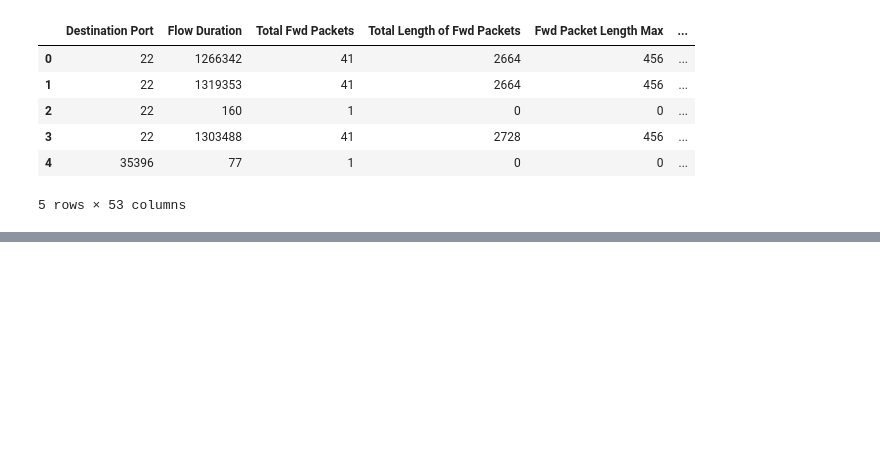
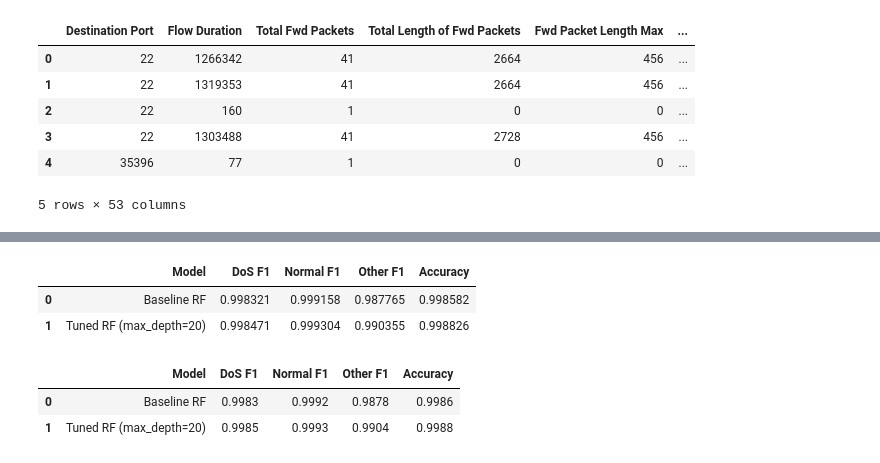
Before and after one commit to kevanoovitch/-DV2638_Machine_Learning, a Jupyter notebook: NIDS/main.ipynb, the cells around one changed output, grey strips where cells are left out. Drawn from its saved outputs; the diff is of its cells as text; code cells hidden in the pictures; blank space fills up the shorter version.

```diff
--- a/NIDS/main.ipynb
+++ b/NIDS/main.ipynb
@@ -36,0 +318,45 @@ dataset.head()
+# %%
+# Final model predictions
+y_pred_final = rf_final.predict(X_test)
+
+# Classification report as dict
+report_final = classification_report(
+    y_test,
+    y_pred_final,
+    target_names=label_encoder.classes_,
+    output_dict=True
+)
+
+acc_final = accuracy_score(y_test, y_pred_final)
+# %%
+results_table = pd.DataFrame({
+    "Model": ["Baseline RF", "Tuned RF (max_depth=20)"],
+    "DoS F1": [
+        report_baseline["DoS"]["f1-score"],
+        report_final["DoS"]["f1-score"]
+    ],
+    "Normal F1": [
+        report_baseline["Normal"]["f1-score"],
+        report_final["Normal"]["f1-score"]
+    ],
+    "Other F1": [
+        report_baseline["Other"]["f1-score"],
+        report_final["Other"]["f1-score"]
+    ],
+    "Accuracy": [
+        acc_baseline,
+        acc_final
+    ]
+})
+
+results_table
+# %% [output]
+|  | Model | DoS F1 | Normal F1 | Other F1 | Accuracy |
+| 0 | Baseline RF | 0.998321 | 0.999158 | 0.987765 | 0.998582 |
+| 1 | Tuned RF (max_depth=20) | 0.998471 | 0.999304 | 0.990355 | 0.998826 |
+# %%
+results_table.round(4)
+# %% [output]
+|  | Model | DoS F1 | Normal F1 | Other F1 | Accuracy |
+| 0 | Baseline RF | 0.9983 | 0.9992 | 0.9878 | 0.9986 |
+| 1 | Tuned RF (max_depth=20) | 0.9985 | 0.9993 | 0.9904 | 0.9988 |
```
Also changed, not shown: parts of 18 cells of this notebook, 2 other files.
